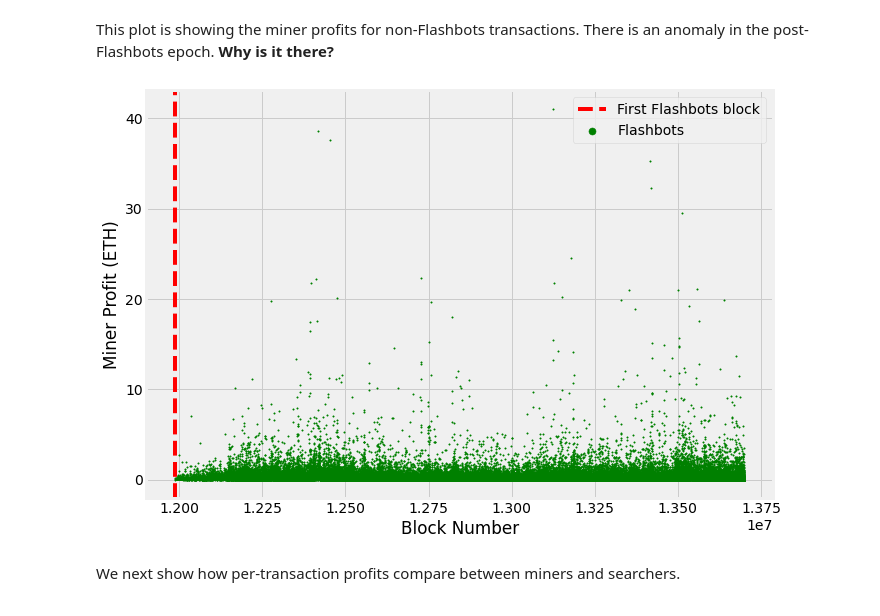
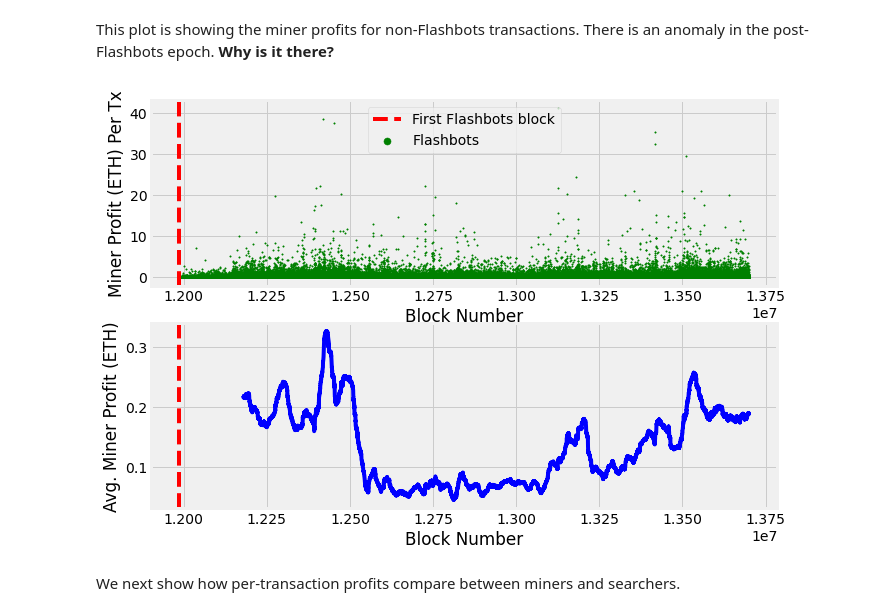
Before and after one commit to a-flashbot-in-the-pan/a-flashbot-in-the-pan, a Jupyter notebook: FlashbotsAnalysis.ipynb, the cells around one changed output. Drawn from its saved outputs; the diff is of its cells as text; code cells hidden in the pictures.

```diff
--- a/FlashbotsAnalysis.ipynb
+++ b/FlashbotsAnalysis.ipynb
@@ -146,6 +160,12 @@ def make_pipeline(match_query, group_operation):
             "$group": group_operation
         }
     ]
+
+def make_sorted_pipeline(match_query, group_operation, sort_operation):
+    return make_pipeline(match_query, group_operation).append(
+        {
+            "$sort": sort_operation
+        })
 
 def make_profit_pipline(match_query):
     sum_profit_operation = {
@@ -280,7 +300,7 @@ def make_miner_profit_pipline(match_query):
 def calculate_miner_profit(match):
     return confirmed_mevs.aggregate(make_miner_profit_pipline(match)).next()["profit"]
 # %%
-non_fb_miner_after_df = pd.DataFrame(list(confirmed_mevs.find(is_non_flashbots_query, {"block_number":1, "cost_eth":1, "profit_eth":1})))
-fb_miner_after_df = pd.DataFrame(list(confirmed_mevs.find(is_fb_after_fb_query, {"block_number":1, "cost_eth":1, "profit_eth":1})))
+non_fb_txs = pd.DataFrame(list(confirmed_mevs.find(is_non_flashbots_query, {"block_timestamp":1, "block_number":1, "cost_eth":1, "profit_eth":1})))
+fb_miner_after_df = pd.DataFrame(list(confirmed_mevs.find(is_fb_after_fb_query, {"block_timestamp":1, "block_number":1, "cost_eth":1, "profit_eth":1})))
 # %%
 plt.style.use('fivethirtyeight')
@@ -302,28 +336,50 @@ ax.legend(labels=["First Flashbots block", "Non-Flashbots MEVs"], markerscale=5.
 # %% [markdown]
 This plot is showing the miner profits for non-Flashbots transactions. There is
 an anomaly in the post-Flashbots epoch. **Why is it there?**
+# %%
+def avg_non_miner_cost_calc():
+    match = is_fb_after_fb_query
+    group = {"_id": "$block_number", "Avg": {"$avg": "$cost_eth"}}
+    sort_op = {"_id": 1}
+    pipeline = make_sorted_pipeline(match, group, sort_op)
+    return pd.DataFrame(list(confirmed_mevs.aggregate(pipeline)))
+
+avg_non_miner_cost = avg_non_miner_cost_calc()
 # %%
+
+import matplotlib as mpl
+mpl.rcParams['agg.path.chunksize'] = 10000
+
 plt.style.use('fivethirtyeight')
-fig, ax = plt.subplots()
+fig, ax = plt.subplots(2, 1, figsize=(10, 7))
 fig.patch.set_facecolor('white')
 fig.set_figwidth(10)
 fig.set_figheight(7)
 
+ax[0].scatter(fb_miner_after_df.block_number, fb_miner_after_df.cost_eth, s=2, color='green')
+ax[0].axvline(x=first_flashbots_block, color='red', linestyle='--')
 
-ax.scatter(fb_miner_after_df.block_number, fb_miner_after_df.cost_eth, s=2, color='green')
-plt.axvline(x=first_flashbots_block, color='red', linestyle='--')
+# _id is block_number
+blocks_per_day = 6446
+ax[1].plot(avg_non_miner_cost._id, avg_non_miner_cost.Avg.rolling(blocks_per_day).mean(), color='blue')
+ax[1].axvline(x=first_flashbots_block, color='red', linestyle='--')
+
 
 #ax.scatter(non_fb_miner_after_df.block_number, non_fb_miner_after_df.cost_eth, s=2)
-plt.xlabel("Block Number")
-plt.ylabel("Miner Profit (ETH)")
+ax[0].set_xlabel("Block Number")
+ax[0].set_ylabel("Miner Profit (ETH) Per Tx")
+ax[1].set_xlabel("Block Number")
+ax[1].set_ylabel("Avg. Miner Profit (ETH)")
+
+
 #plt.axvline(x=first_flashbots_block, color='red', linestyle='--')
 
 #plt.yscale('log')
 #print(fb_after)
-ax.legend(labels=["First Flashbots block", "Flashbots"], markerscale=5.0)
+ax[0].legend(labels=["First Flashbots block", "Flashbots"], markerscale=5.0)
 
 plt.show()
 # %% [output]
-[figure, old version]
+[figure, new version]
 # %% [markdown]
 We next show how per-transaction profits compare between miners and searchers.
```
Also changed, not shown: parts of 18 cells of this notebook.
